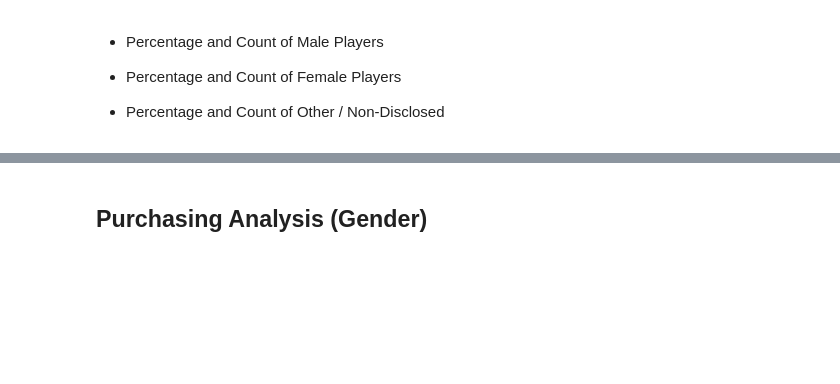
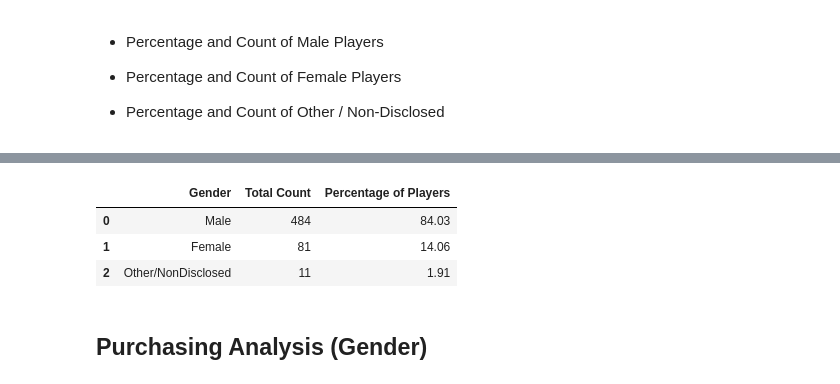
Before and after one commit to safwanengg/Pandas_Assignment_4, a Jupyter notebook: HeroesOfPymoli_starter.ipynb, the cells around one changed output, grey strips where cells are left out. Cells and saved outputs as stored; diff of their text form; code cells hidden in the pictures; blank space fills up the shorter version.

```diff
--- a/HeroesOfPymoli_starter.ipynb
+++ b/HeroesOfPymoli_starter.ipynb
@@ -208,3 +69,27 @@ Most_Profitable_Items
+# %%
+M = purchase_data.loc[purchase_data["Gender"]=="Male"]
+Male = len(M["SN"].unique())
+F = purchase_data.loc[purchase_data["Gender"]=="Female"]
+Female = len(F["SN"].unique())
+purchase_data["Gender"].unique()
+ONO = purchase_data.loc[purchase_data["Gender"]=="Other / Non-Disclosed"]
+Other_NonDisclosed = len(ONO["SN"].unique())
+Total_Players = [Male, Female, Other_NonDisclosed]
+Total_Players = sum(Total_Players)
+Male_Percent = round(((Male/Total_Players)*100),2)
+Female_Percent = round(((Female/Total_Players)*100),2)
+Other_NonDisclosed_Percent = round(((Other_NonDisclosed/Total_Players)*100),2)
+Gender_Demographics = pd.DataFrame({
+    "Gender":["Male","Female","Other/NonDisclosed"],
+    "Total Count":[Male,Female,Other_NonDisclosed],
+    "Percentage of Players":[Male_Percent,Female_Percent,Other_NonDisclosed_Percent]
+})
+Gender_Demographics
+# %% [output]
+|  | Gender | Total Count | Percentage of Players |
+| 0 | Male | 484 | 84.03 |
+| 1 | Female | 81 | 14.06 |
+| 2 | Other/NonDisclosed | 11 | 1.91 |
 # %% [markdown]
 
 ## Purchasing Analysis (Gender)
```
Also changed, not shown: parts of 18 cells of this notebook, 2 other files.
